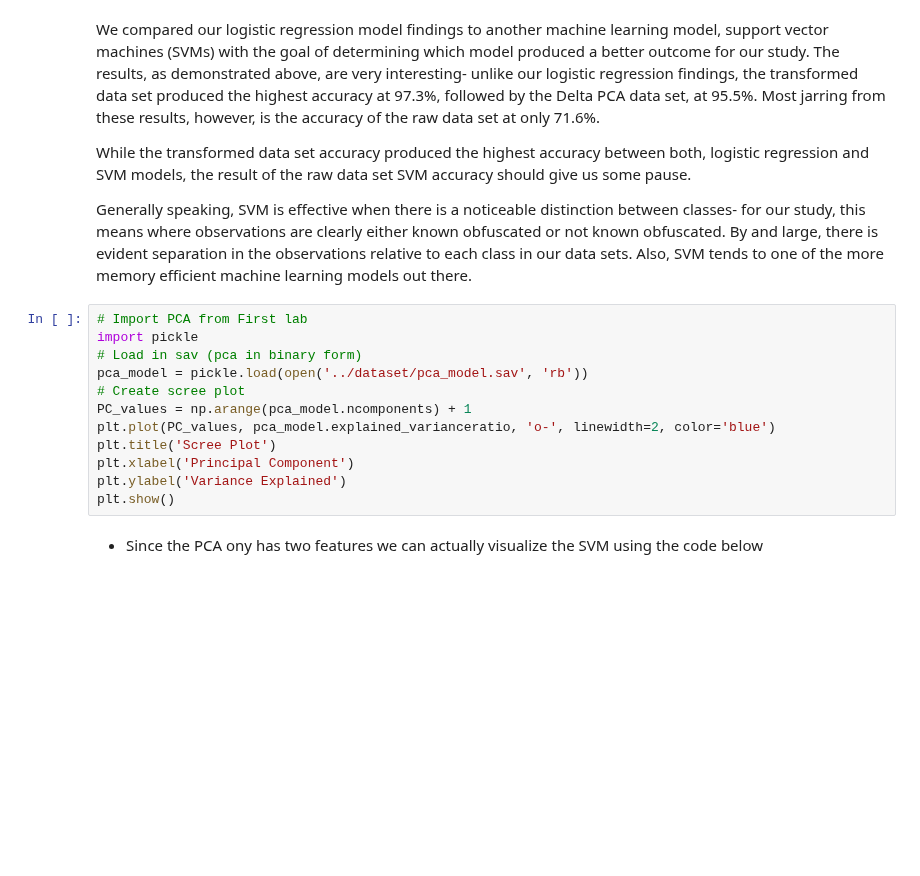
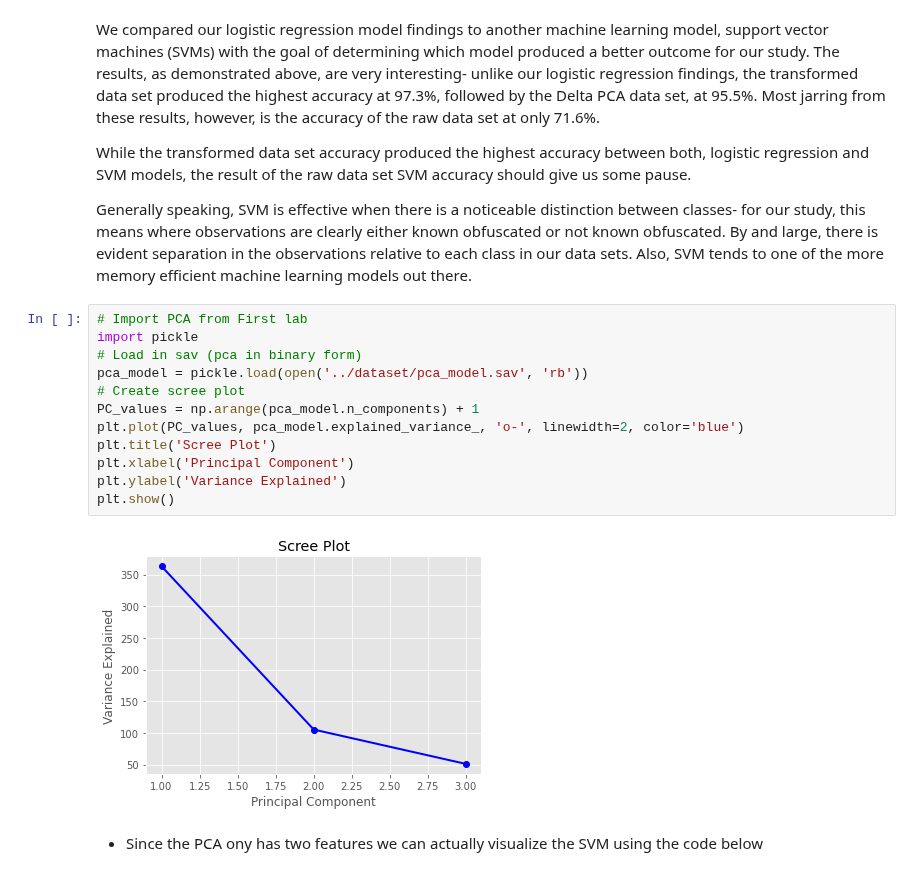
Before and after one commit to bx-lr/ps_obf_ml, a Jupyter notebook: labs/Mini Lab 1 v2.ipynb, the cells around one changed output. Saved outputs shown, nothing was run; the diff lists cells and outputs as text; blank space fills up the shorter version.

```diff
--- a/labs/Mini Lab 1 v2.ipynb
+++ b/labs/Mini Lab 1 v2.ipynb
@@ -353,15 +353,17 @@ Generally speaking, SVM is effective when there is a noticeable distinction betw
 # %%
 # Import PCA from First lab
 import pickle
 # Load in sav (pca in binary form)
 pca_model = pickle.load(open('../dataset/pca_model.sav', 'rb'))
 # Create scree plot
-PC_values = np.arange(pca_model.ncomponents) + 1
-plt.plot(PC_values, pca_model.explained_varianceratio, 'o-', linewidth=2, color='blue')
+PC_values = np.arange(pca_model.n_components) + 1
+plt.plot(PC_values, pca_model.explained_variance_, 'o-', linewidth=2, color='blue')
 plt.title('Scree Plot')
 plt.xlabel('Principal Component')
 plt.ylabel('Variance Explained')
 plt.show()
+# %% [output]
+[figure, added]
 # %% [markdown]
 - Since the PCA ony has two features we can actually visualize the SVM using the code below
 # %%
```
Also changed, not shown: parts of 1 cell of this notebook.
